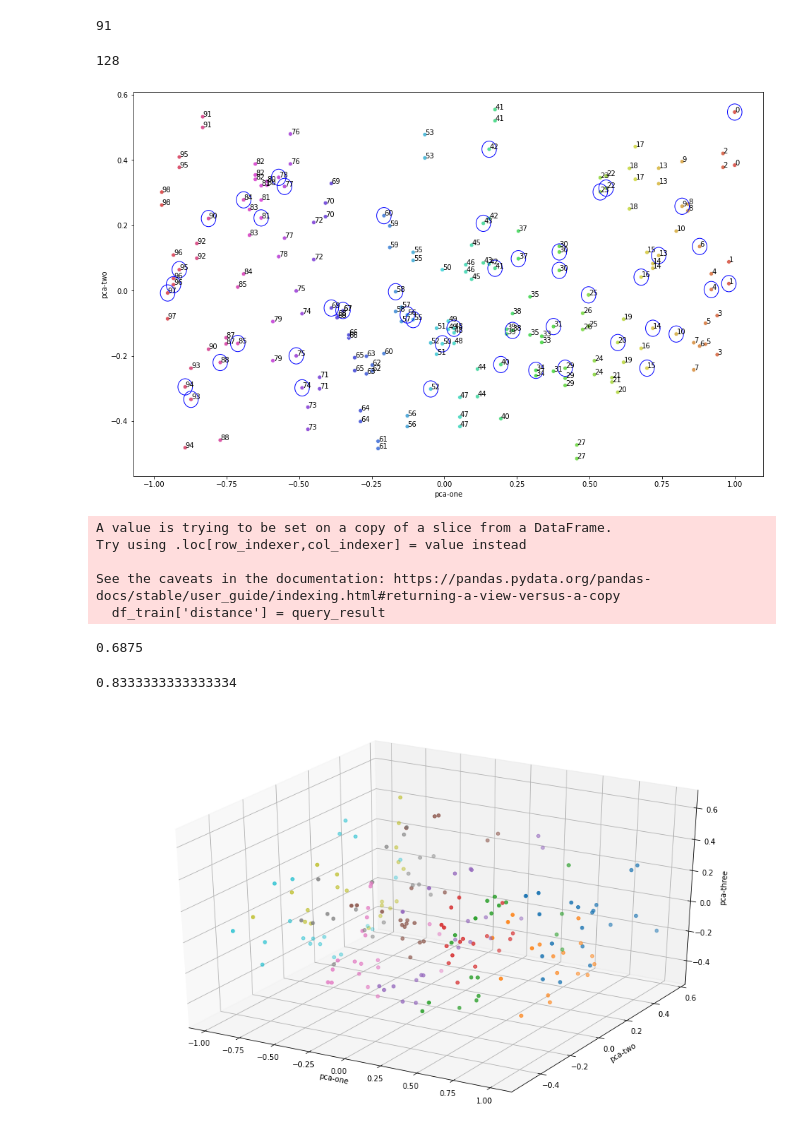
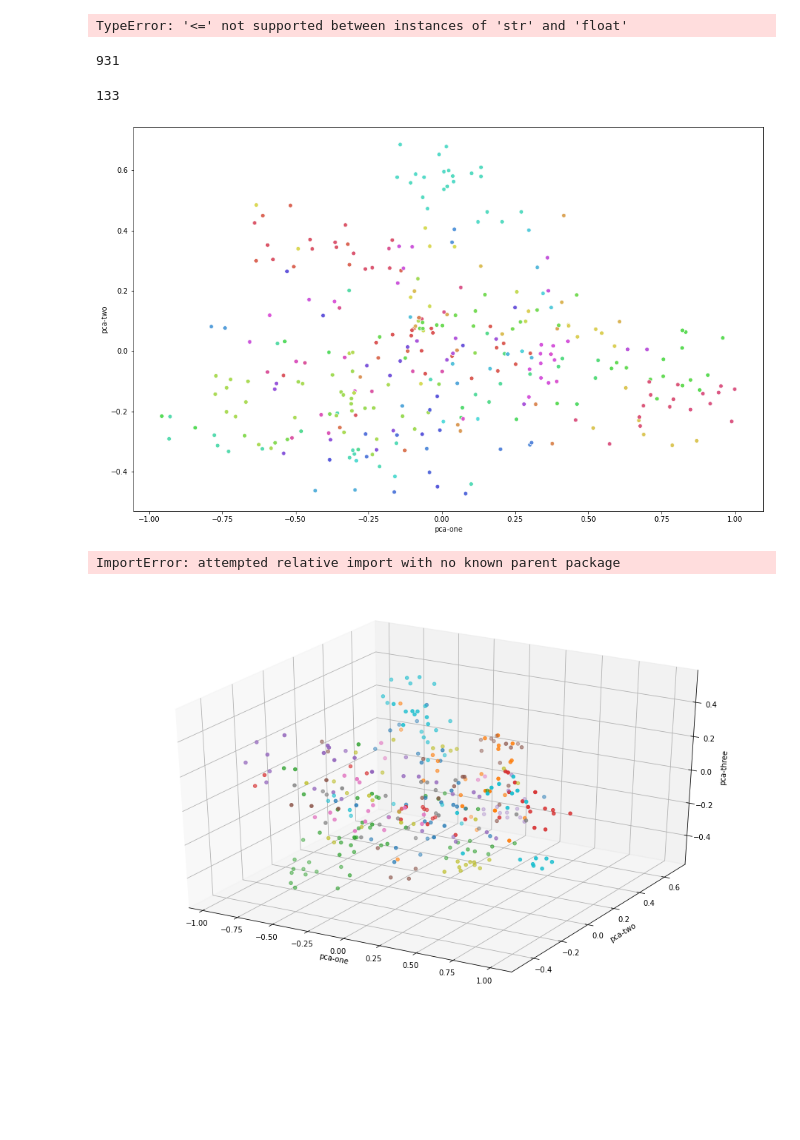
Before and after one commit to orilan93/SiameseFish, a Jupyter notebook: notebooks/embedding_exploration.ipynb, the cells around one changed output. Saved outputs shown, nothing was run; the diff lists cells and outputs as text; code cells hidden in the pictures; blank space fills up the shorter version.

```diff
--- a/notebooks/embedding_exploration.ipynb
+++ b/notebooks/embedding_exploration.ipynb
@@ -36,8 +36,8 @@ if CREATE_EMBEDDINGS:
 
 else:
 
-    CSV_FILE = '../embeddings.csv'
+    CSV_FILE = '../notebooks/dataset_w_embeddings.csv'
 
     df = pd.read_csv(CSV_FILE)
 
-    df.head()
+df.head()
@@ -63,16 +71,20 @@ df.describe()
+# %%
+np.min(df.min().values[:-2])
+# %% [output]
+TypeError: '<=' not supported between instances of 'str' and 'float'
 # %%
 unique_values = len(df.y.unique())
 unique_values
 # %% [output]
-91
+931
 # %%
 feature_count = len(df.columns) - 2
 feature_count
 # %% [output]
-128
+133
 # %%
 pca = PCA(n_components=3)
-pca_result = pca.fit_transform(df.iloc[:,:-1])
+pca_result = pca.fit_transform(df.iloc[:,6:-1])
 
 #feat_cols = [ 'x'+str(i) for i in range(feature_count) ]
 df_pca = df.copy()
@@ -86,32 +98,32 @@ df_pca['pca-one'] = df_pca['pca-one'] / df_pca['pca-one'].max()
 # %%
 plt.figure(figsize=(16,10))
 p = sns.scatterplot(
     x="pca-one", y="pca-two",
     hue="y",
     palette=sns.color_palette("hls", unique_values),
     data=df_pca,
     legend=False
 )
 
-for i in range(0, df_pca.shape[0]):#, 10):
-     p.text(df_pca["pca-one"][i]+0.001, df_pca["pca-two"][i],
-     df_pca["y"][i], horizontalalignment='left',
-     size='medium', color='black')
+#for i in range(0, df_pca.shape[0]):#, 10):
+#     p.text(df_pca["pca-one"][i]+0.001, df_pca["pca-two"][i],
+#     df_pca["y"][i], horizontalalignment='left',
+#     size='medium', color='black')
 
 from matplotlib.patches import Ellipse
 ax = plt.gca()
 for i in range(0, df_pca.shape[0]):
     if df_pca["set"][i] == 'test':
         circle = Ellipse((df_pca["pca-one"][i], df_pca["pca-two"][i]), width=0.05, height=0.05, color='b', fill=False)
         ax.add_artist(circle)
 # %% [output]
-[figure, old version]
+[figure, new version]
 # %%
 df_test = df_pca[df_pca['set'] == 'test']
 df_train = df_pca[df_pca['set'] == 'train']
 
 from sklearn.metrics import accuracy_score
-from metrics import mean_accuracy_at_k
+from ..src.metrics import mean_accuracy_at_k
 
 k= 5
 y_list = []
@@ -127,13 +139,7 @@ y_list = np.array(y_list)
 print(accuracy_score(df_test['y'], y_list[:,0]))
 mean_accuracy_at_k(df_test['y'], y_list, k)
 # %% [output]
-A value is trying to be set on a copy of a slice from a DataFrame.
-Try using .loc[row_indexer,col_indexer] = value instead
-
-See the caveats in the documentation: https://pandas.pydata.org/pandas-docs/stable/user_guide/indexing.html#returning-a-view-versus-a-copy
-  df_train['distance'] = query_result
+ImportError: attempted relative import with no known parent package
-0.6875
-0.8333333333333334
 # %%
 ax = plt.figure(figsize=(16,10)).gca(projection='3d')
 ax.scatter(
@@ -149,7 +155,7 @@ ax.set_zlabel('pca-three')
 
 plt.show()
 # %% [output]
-[figure, old version]
+[figure, new version]
 # %%
 #tsne = TSNE(n_components=2, verbose=1, perplexity=40, n_iter=300)
 tsne = TSNE(n_components=2, verbose=1, perplexity=40, n_iter=1000)
```
Also changed, not shown: parts of 6 cells of this notebook, 8 other files.
